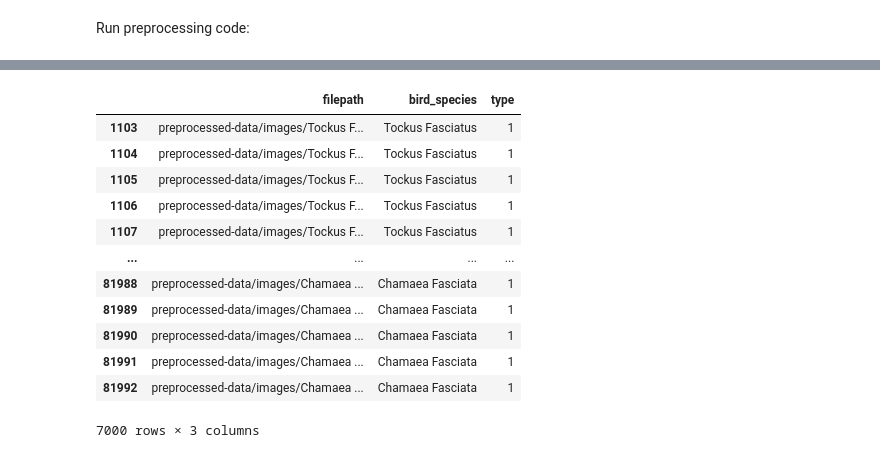
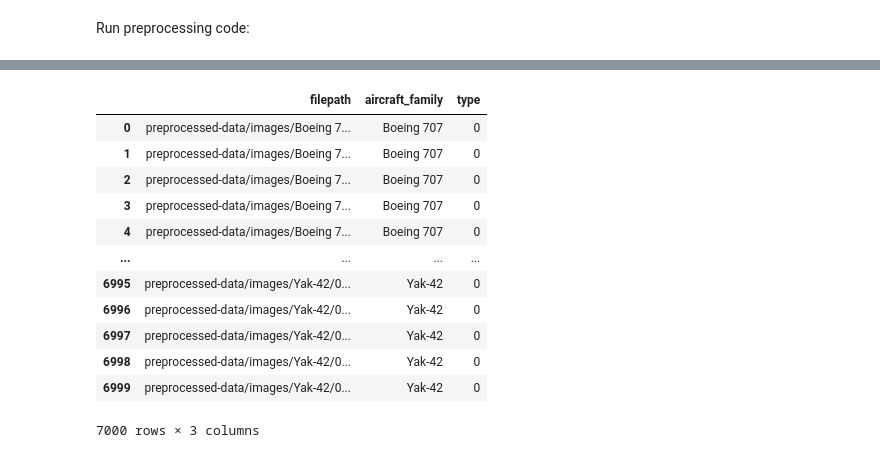
Before and after one commit to atariq11700/cs5830_finalproject, a Jupyter notebook: preprocessing.ipynb, the cells around one changed output, grey strips where cells are left out. Cells and saved outputs as stored; diff of their text form; code cells hidden in the pictures.

Commit message:
aircrafts only notebook ran

```diff
--- a/preprocessing.ipynb
+++ b/preprocessing.ipynb
@@ -151,13 +151,13 @@ output_dir = 'preprocessed-data'
 if not os.path.exists(output_dir):
     os.mkdir(output_dir)
 
-# print('Collecting aircraft data...')
-# df_aircraft = collect_aircraft_image_data()
-print("collecting bird data...")
-df_birds = collect_bird_image_data()
+print('Collecting aircraft data...')
+df_aircraft = collect_aircraft_image_data()
+# print("collecting bird data...")
+# df_birds = collect_bird_image_data()
 
 # df_all = pd.concat((df_aircraft, df_birds)).reset_index(drop=True)
-df_all = df_birds
+df_all = df_aircraft
 df_all = preprocess(df_all, f'{output_dir}/images')
 df_all.to_csv(f'{output_dir}/data.csv')
 display(df_all)
@@ -166,13 +166,13 @@ collecting bird data...
-|  | filepath | bird_species | type |
-| 1103 | preprocessed-data/images/Tockus F... | Tockus Fasciatus | 1 |
-| 1104 | preprocessed-data/images/Tockus F... | Tockus Fasciatus | 1 |
-| 1105 | preprocessed-data/images/Tockus F... | Tockus Fasciatus | 1 |
-| 1106 | preprocessed-data/images/Tockus F... | Tockus Fasciatus | 1 |
-| 1107 | preprocessed-data/images/Tockus F... | Tockus Fasciatus | 1 |
+|  | filepath | aircraft_family | type |
+| 0 | preprocessed-data/images/Boeing 7... | Boeing 707 | 0 |
+| 1 | preprocessed-data/images/Boeing 7... | Boeing 707 | 0 |
+| 2 | preprocessed-data/images/Boeing 7... | Boeing 707 | 0 |
+| 3 | preprocessed-data/images/Boeing 7... | Boeing 707 | 0 |
+| 4 | preprocessed-data/images/Boeing 7... | Boeing 707 | 0 |
 | ... | ... | ... | ... |
-| 81988 | preprocessed-data/images/Chamaea ... | Chamaea Fasciata | 1 |
-| 81989 | preprocessed-data/images/Chamaea ... | Chamaea Fasciata | 1 |
-| 81990 | preprocessed-data/images/Chamaea ... | Chamaea Fasciata | 1 |
-| 81991 | preprocessed-data/images/Chamaea ... | Chamaea Fasciata | 1 |
-| 81992 | preprocessed-data/images/Chamaea ... | Chamaea Fasciata | 1 |
+| 6995 | preprocessed-data/images/Yak-42/0... | Yak-42 | 0 |
+| 6996 | preprocessed-data/images/Yak-42/0... | Yak-42 | 0 |
+| 6997 | preprocessed-data/images/Yak-42/0... | Yak-42 | 0 |
+| 6998 | preprocessed-data/images/Yak-42/0... | Yak-42 | 0 |
+| 6999 | preprocessed-data/images/Yak-42/0... | Yak-42 | 0 |
 7000 rows × 3 columns
```
Also changed, not shown: parts of 1 cell of this notebook, 5 other files.
